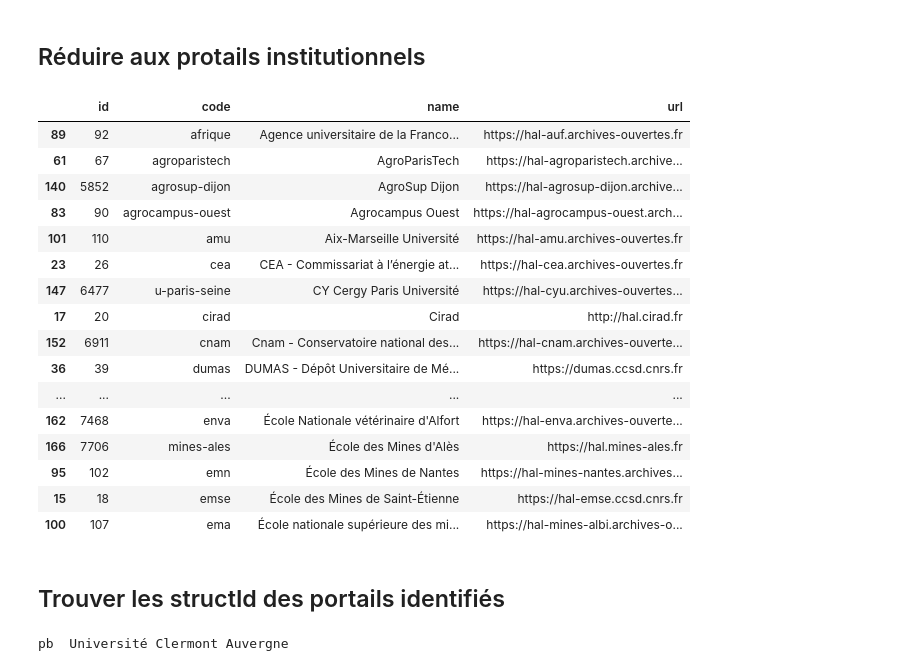
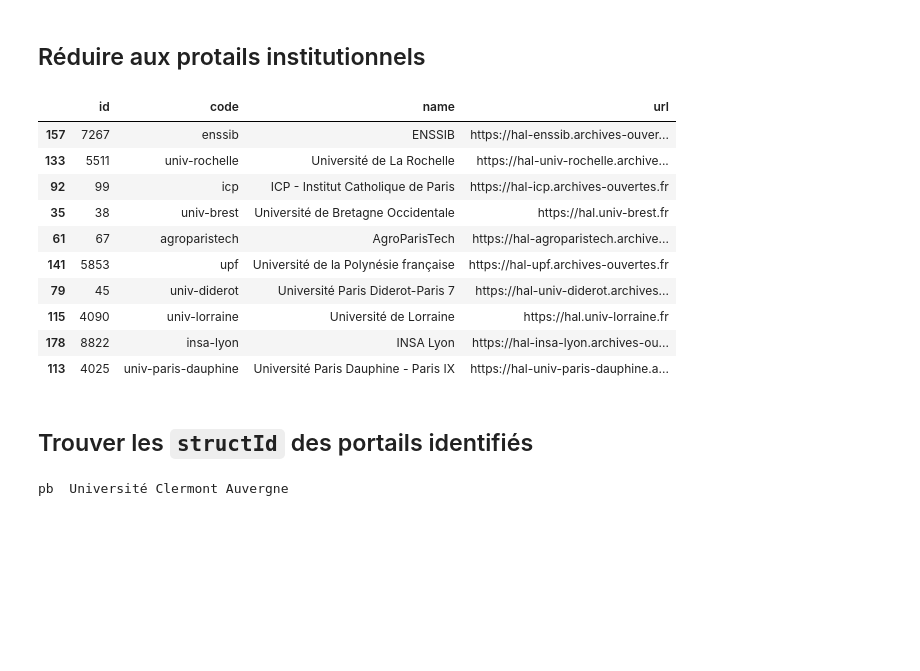
Before and after one commit to ml4rrieu/py_so, a Jupyter notebook: demo/aurehal_struct_noise_ranking.ipynb, the cells around one changed output. Cells and saved outputs as stored; diff of their text form; code cells hidden in the pictures; blank space fills up the shorter version.

```diff
--- a/demo/aurehal_struct_noise_ranking.ipynb
+++ b/demo/aurehal_struct_noise_ranking.ipynb
@@ -72,33 +41,29 @@ nb de portails 181
 # %%
 pd.set_option('display.max_rows', None) #pour afficher toutes les rows de la df
 # %%
+# sélectionner les portails des institutions
 filtre_name = portails["name"].str.contains(
     "univ|ecole|école|inst|inria|inserm|labo|cea|supelec|agro|cnam|enssib|ENS|CIrad|Observatoire|INSA|MNHN|inshea|lyon",
 case = False, regex=True)
+# test de filtre sur le champs URL
 filtre_url = portails["url"].str.contains("univ|cnrs|sciencespo", case = False, regex=True)
 #portails[filtre_name].sort_values(by = "name")
 portail_etab = portails[filtre_name].sort_values(by = "name")
-portail_etab
+portail_etab.sample(10)
 # %% [output]
 |  | id | code | name | url |
-| 89 | 92 | afrique | Agence universitaire de la Franco... | https://hal-auf.archives-ouvertes.fr |
+| 157 | 7267 | enssib | ENSSIB | https://hal-enssib.archives-ouver... |
+| 133 | 5511 | univ-rochelle | Université de La Rochelle | https://hal-univ-rochelle.archive... |
+| 92 | 99 | icp | ICP - Institut Catholique de Paris | https://hal-icp.archives-ouvertes.fr |
+| 35 | 38 | univ-brest | Université de Bretagne Occidentale | https://hal.univ-brest.fr |
 | 61 | 67 | agroparistech | AgroParisTech | https://hal-agroparistech.archive... |
-| 140 | 5852 | agrosup-dijon | AgroSup Dijon | https://hal-agrosup-dijon.archive... |
-| 83 | 90 | agrocampus-ouest | Agrocampus Ouest | https://hal-agrocampus-ouest.arch... |
-| 101 | 110 | amu | Aix-Marseille Université | https://hal-amu.archives-ouvertes.fr |
-| 23 | 26 | cea | CEA - Commissariat à l’énergie at... | https://hal-cea.archives-ouvertes.fr |
-| 147 | 6477 | u-paris-seine | CY Cergy Paris Université | https://hal-cyu.archives-ouvertes... |
-| 17 | 20 | cirad | Cirad | http://hal.cirad.fr |
-| 152 | 6911 | cnam | Cnam - Conservatoire national des... | https://hal-cnam.archives-ouverte... |
-| 36 | 39 | dumas | DUMAS - Dépôt Universitaire de Mé... | https://dumas.ccsd.cnrs.fr |
-| ... | ... | ... | ... | ... |
-| 162 | 7468 | enva | École Nationale vétérinaire d'Alfort | https://hal-enva.archives-ouverte... |
-| 166 | 7706 | mines-ales | École des Mines d'Alès | https://hal.mines-ales.fr |
-| 95 | 102 | emn | École des Mines de Nantes | https://hal-mines-nantes.archives... |
-| 15 | 18 | emse | École des Mines de Saint-Étienne | https://hal-emse.ccsd.cnrs.fr |
-| 100 | 107 | ema | École nationale supérieure des mi... | https://hal-mines-albi.archives-o... |
+| 141 | 5853 | upf | Université de la Polynésie française | https://hal-upf.archives-ouvertes.fr |
+| 79 | 45 | univ-diderot | Université Paris Diderot-Paris 7 | https://hal-univ-diderot.archives... |
+| 115 | 4090 | univ-lorraine | Université de Lorraine | https://hal.univ-lorraine.fr |
+| 178 | 8822 | insa-lyon | INSA Lyon | https://hal-insa-lyon.archives-ou... |
+| 113 | 4025 | univ-paris-dauphine | Université Paris Dauphine - Paris IX | https://hal-univ-paris-dauphine.a... |
 # %% [markdown]
-## Trouver les structId des portails identifiés
+## Trouver les `structId` des portails identifiés
 # %%
 # documentation référentiel structure https://api.archives-ouvertes.fr/docs/ref/?resource=structure&schema=fields#fields
 # %%
```
Also changed, not shown: parts of 13 cells of this notebook, 3 other files.
